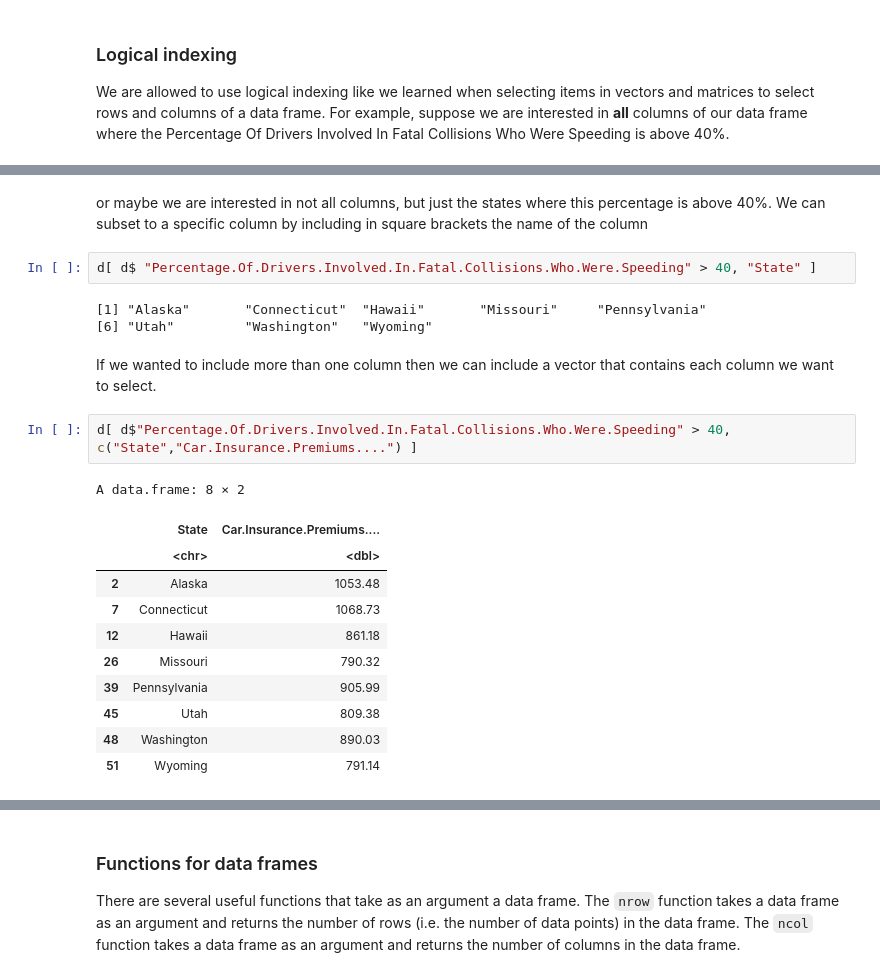
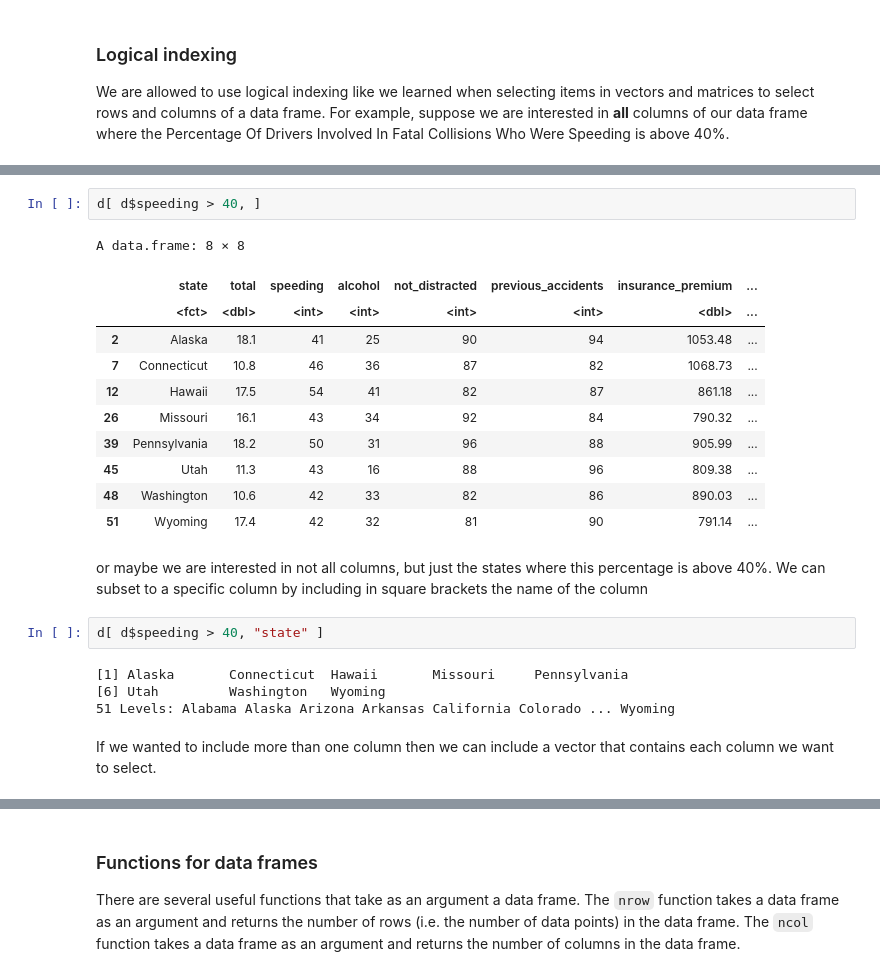
Before and after one commit to computationalUncertaintyLab/2022S_PHDS1, a Jupyter notebook: Lab05/Lab05.ipynb, the cells around one changed output, grey strips where cells are left out. Drawn from its saved outputs; the diff is of its cells as text.

```diff
--- a/Lab05/Lab05.ipynb
+++ b/Lab05/Lab05.ipynb
@@ -118,24 +129,25 @@ A data.frame: 8 × 8
+# %%
+d[ d$speeding > 40, ]
+# %% [output]
+A data.frame: 8 × 8
+|  | state | total | speeding | alcohol | not_distracted | previous_accidents | insurance_premium | ... |
+|  | <fct> | <dbl> | <int> | <int> | <int> | <int> | <dbl> | ... |
+| 2 | Alaska | 18.1 | 41 | 25 | 90 | 94 | 1053.48 | ... |
+| 7 | Connecticut | 10.8 | 46 | 36 | 87 | 82 | 1068.73 | ... |
+| 12 | Hawaii | 17.5 | 54 | 41 | 82 | 87 | 861.18 | ... |
+| 26 | Missouri | 16.1 | 43 | 34 | 92 | 84 | 790.32 | ... |
+| 39 | Pennsylvania | 18.2 | 50 | 31 | 96 | 88 | 905.99 | ... |
+| 45 | Utah | 11.3 | 43 | 16 | 88 | 96 | 809.38 | ... |
+| 48 | Washington | 10.6 | 42 | 33 | 82 | 86 | 890.03 | ... |
+| 51 | Wyoming | 17.4 | 42 | 32 | 81 | 90 | 791.14 | ... |
 # %% [markdown]
 or maybe we are interested in not all columns, but just the states where this percentage is above 40\%.
 We can subset to a specific column by including in square brackets the name of the column
-# %%
-d[ d$ "Percentage.Of.Drivers.Involved.In.Fatal.Collisions.Who.Were.Speeding" > 40, "State" ]
-# %% [output]
-[1] "Alaska"       "Connecticut"  "Hawaii"       "Missouri"     "Pennsylvania"
-[6] "Utah"         "Washington"   "Wyoming"
+# %%
+d[ d$speeding > 40, "state" ]
+# %% [output]
+[1] Alaska       Connecticut  Hawaii       Missouri     Pennsylvania
+[6] Utah         Washington   Wyoming
+51 Levels: Alabama Alaska Arizona Arkansas California Colorado ... Wyoming
 # %% [markdown]
 If we wanted to include more than one column then we can include a vector that contains each column we want to select.
-# %%
-d[ d$"Percentage.Of.Drivers.Involved.In.Fatal.Collisions.Who.Were.Speeding" > 40, c("State","Car.Insurance.Premiums....") ]
-# %% [output]
-A data.frame: 8 × 2
-|  | State | Car.Insurance.Premiums.... |
-|  | <chr> | <dbl> |
-| 2 | Alaska | 1053.48 |
-| 7 | Connecticut | 1068.73 |
-| 12 | Hawaii | 861.18 |
-| 26 | Missouri | 790.32 |
-| 39 | Pennsylvania | 905.99 |
-| 45 | Utah | 809.38 |
-| 48 | Washington | 890.03 |
-| 51 | Wyoming | 791.14 |
```
Also changed, not shown: parts of 18 cells of this notebook.
